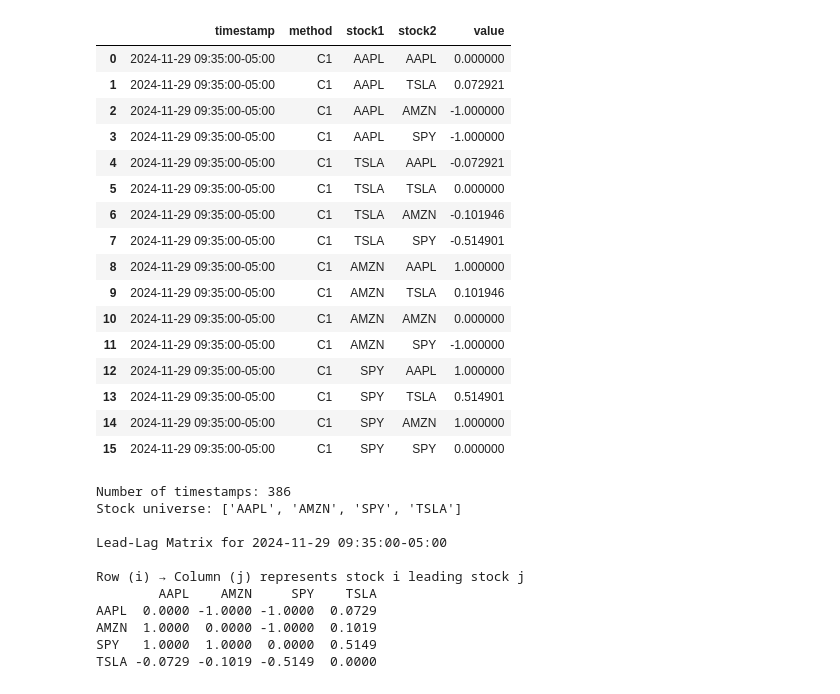
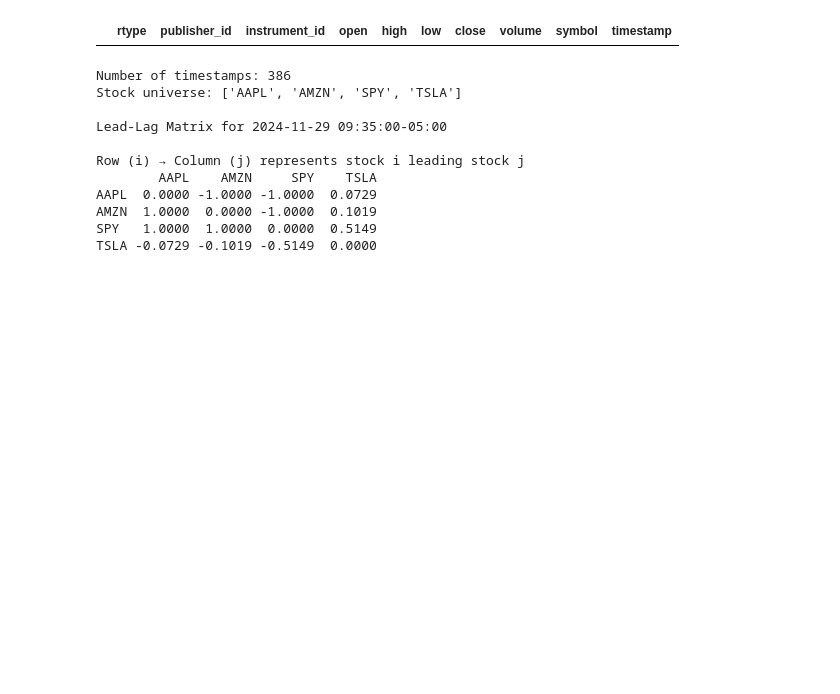
Before and after one commit to evheus/afp_gnn, a Jupyter notebook: notebooks/data_inspection.ipynb, the cells around one changed output. Saved outputs shown, nothing was run; the diff lists cells and outputs as text; code cells hidden in the pictures; blank space fills up the shorter version.

```diff
--- a/notebooks/data_inspection.ipynb
+++ b/notebooks/data_inspection.ipynb
@@ -2,10 +2,9 @@
 import pandas as pd
 import os
 import sys
-
 project_root = os.path.dirname(os.getcwd())
 print(project_root)
-df = pd.read_parquet(os.path.join(project_root, 'lead_lag_matrices.parquet'))
+df = pd.read_parquet(os.path.join(project_root, 'data', 'ohlcv', 'TSLA_ohlcv.parquet'))
 print(df)
 # %% [output]
 /Users/evanheus/Desktop/AFP
@@ -26,23 +27,7 @@ print(df)
 # %%
-df[df['timestamp'] == '2024-11-29 09:35:00-05:00']
+df[df['timestamp'] == '2024-11-28 09:35:00-05:00']
 # %% [output]
-|  | timestamp | method | stock1 | stock2 | value |
-| 0 | 2024-11-29 09:35:00-05:00 | C1 | AAPL | AAPL | 0.000000 |
-| 1 | 2024-11-29 09:35:00-05:00 | C1 | AAPL | TSLA | 0.072921 |
-| 2 | 2024-11-29 09:35:00-05:00 | C1 | AAPL | AMZN | -1.000000 |
-| 3 | 2024-11-29 09:35:00-05:00 | C1 | AAPL | SPY | -1.000000 |
-| 4 | 2024-11-29 09:35:00-05:00 | C1 | TSLA | AAPL | -0.072921 |
-| 5 | 2024-11-29 09:35:00-05:00 | C1 | TSLA | TSLA | 0.000000 |
-| 6 | 2024-11-29 09:35:00-05:00 | C1 | TSLA | AMZN | -0.101946 |
-| 7 | 2024-11-29 09:35:00-05:00 | C1 | TSLA | SPY | -0.514901 |
-| 8 | 2024-11-29 09:35:00-05:00 | C1 | AMZN | AAPL | 1.000000 |
-| 9 | 2024-11-29 09:35:00-05:00 | C1 | AMZN | TSLA | 0.101946 |
-| 10 | 2024-11-29 09:35:00-05:00 | C1 | AMZN | AMZN | 0.000000 |
-| 11 | 2024-11-29 09:35:00-05:00 | C1 | AMZN | SPY | -1.000000 |
-| 12 | 2024-11-29 09:35:00-05:00 | C1 | SPY | AAPL | 1.000000 |
-| 13 | 2024-11-29 09:35:00-05:00 | C1 | SPY | TSLA | 0.514901 |
-| 14 | 2024-11-29 09:35:00-05:00 | C1 | SPY | AMZN | 1.000000 |
-| 15 | 2024-11-29 09:35:00-05:00 | C1 | SPY | SPY | 0.000000 |
+|  | rtype | publisher_id | instrument_id | open | high | low | close | volume | symbol | timestamp |
 # %%
 import pandas as pd
 import numpy as np
```
Also changed, not shown: parts of 4 cells of this notebook, 9 other files.
